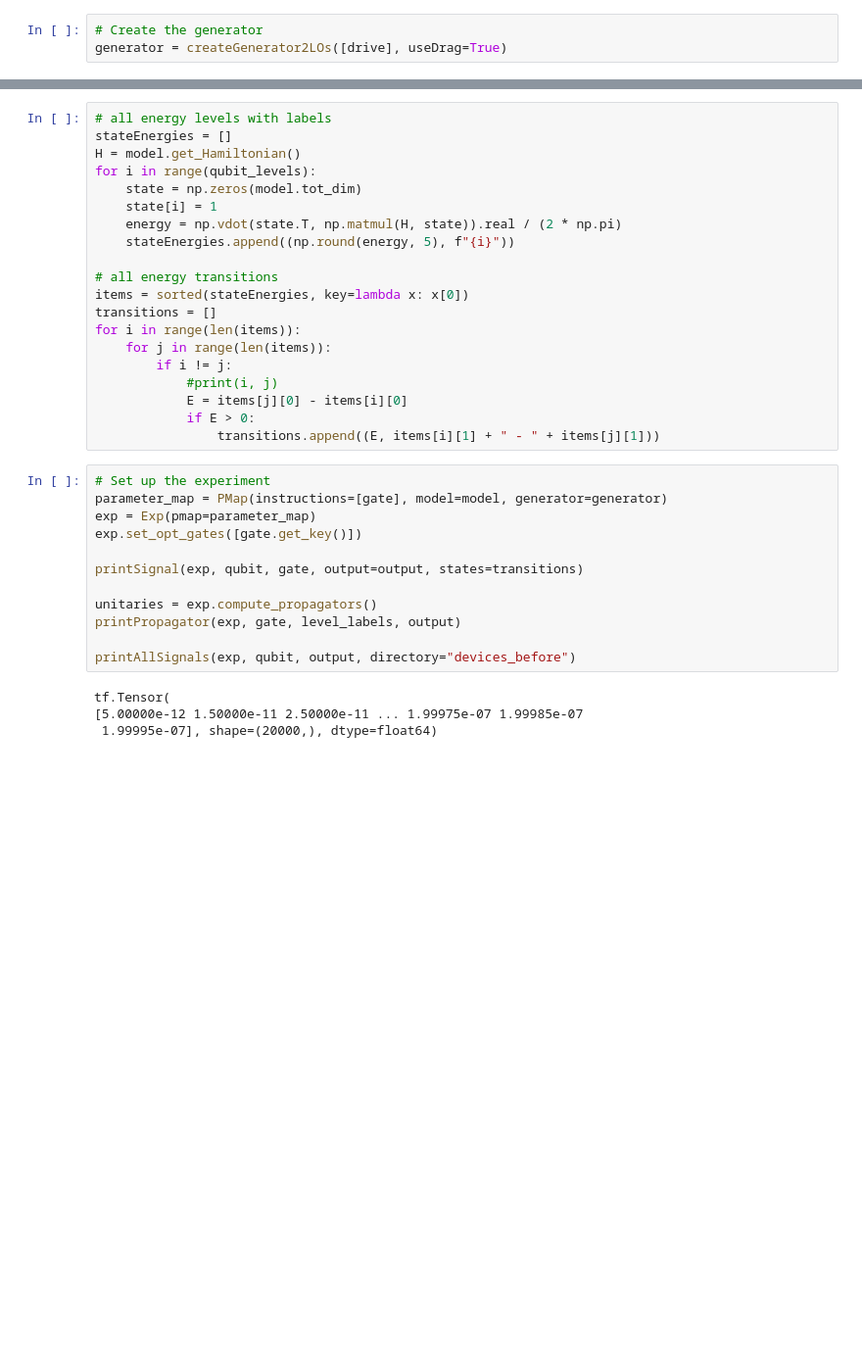
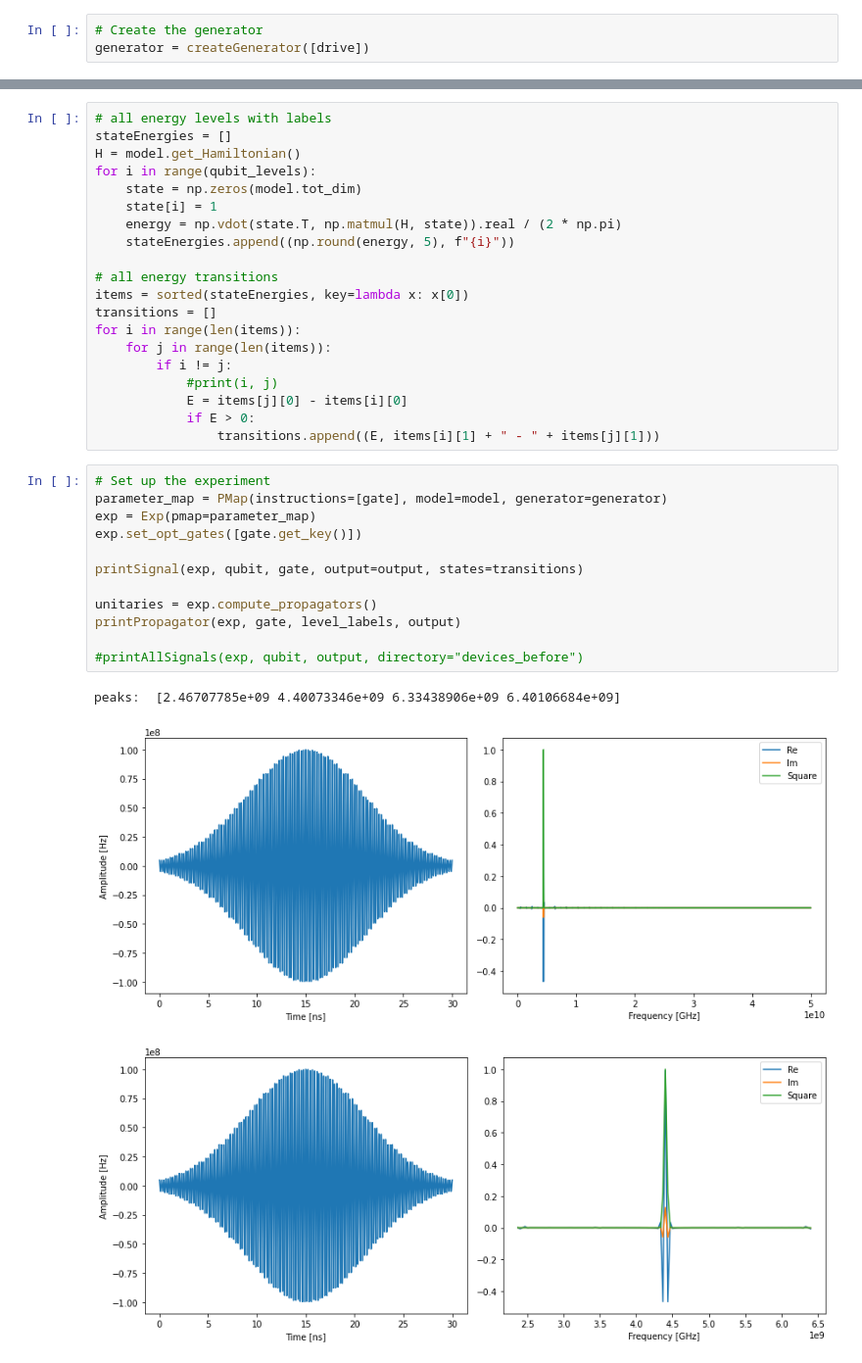
Before and after one commit to alex-simm/c3, a Jupyter notebook: single_transmon_2LOs.ipynb, the cells around one changed output, grey strips where cells are left out. Shown: that part at 98% size. Saved outputs shown, nothing was run; the diff lists cells and outputs as text; blank space fills up the shorter version.

```diff
--- a/single_transmon_2LOs.ipynb
+++ b/single_transmon_2LOs.ipynb
@@ -221,5 +217,5 @@ stored_params_d = stored_params["drive_channels"]["d1"]
 # %%
 # Create the generator
-generator = createGenerator2LOs([drive], useDrag=True)
+generator = createGenerator([drive])
 # %%
 # Envelopes and carriers
@@ -337,16 +334,16 @@ for i in range(len(items)):
 # %%
 # Set up the experiment
 parameter_map = PMap(instructions=[gate], model=model, generator=generator)
 exp = Exp(pmap=parameter_map)
 exp.set_opt_gates([gate.get_key()])
 
 printSignal(exp, qubit, gate, output=output, states=transitions)
 
 unitaries = exp.compute_propagators()
 printPropagator(exp, gate, level_labels, output)
 
-printAllSignals(exp, qubit, output, directory="devices_before")
+#printAllSignals(exp, qubit, output, directory="devices_before")
 # %% [output]
-tf.Tensor(
-[5.00000e-12 1.50000e-11 2.50000e-11 ... 1.99975e-07 1.99985e-07
- 1.99995e-07], shape=(20000,), dtype=float64)
+peaks:  [2.46707785e+09 4.40073346e+09 6.33438906e+09 6.40106684e+09]
+[figure, added]
+[figure, added]
```
Also changed, not shown: parts of 11 cells of this notebook, 4 other files.
